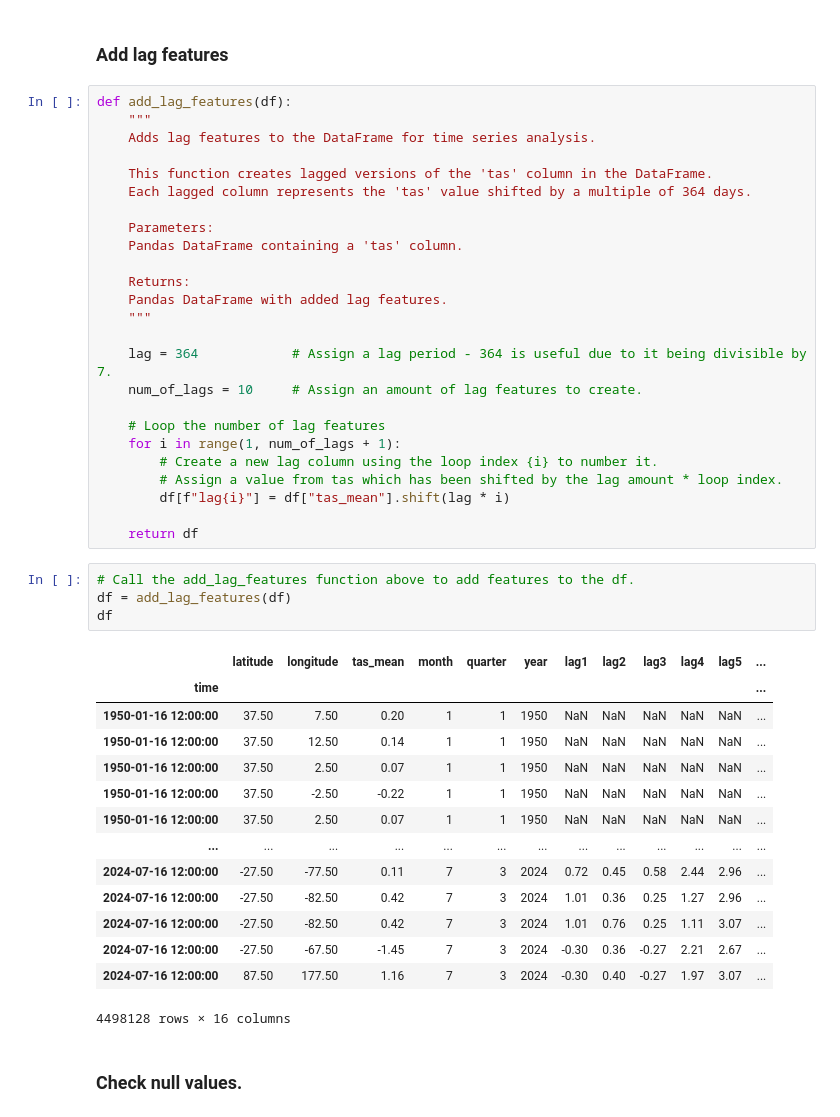
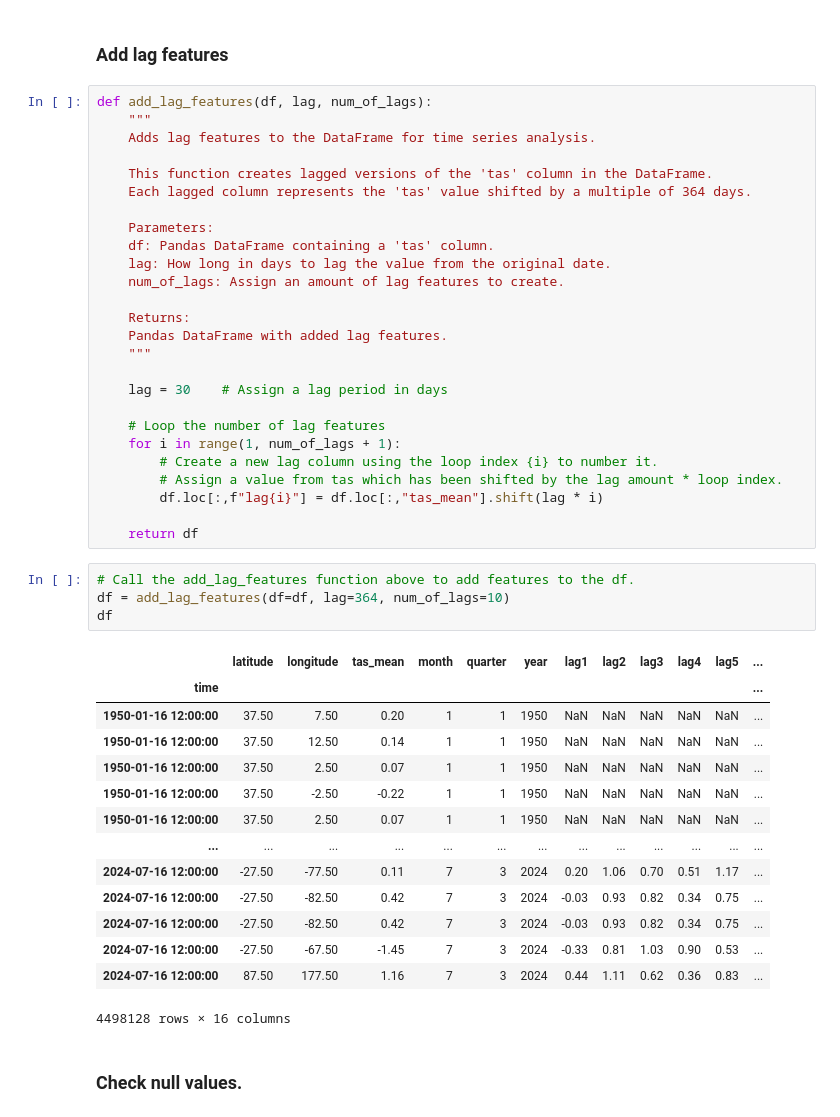
Before and after one commit to MetOffice/ai_data_readiness, a Jupyter notebook: examples/HadCRUT5-Anomalies/HadCRUT5_ML_demo_xgboost.ipynb, the cells around one changed output. Drawn from its saved outputs; the diff is of its cells as text.

```diff
--- a/examples/HadCRUT5-Anomalies/HadCRUT5_ML_demo_xgboost.ipynb
+++ b/examples/HadCRUT5-Anomalies/HadCRUT5_ML_demo_xgboost.ipynb
@@ -279,7 +279,7 @@ df.shape
 # %% [markdown]
 ### Add lag features
 # %%
-def add_lag_features(df):
+def add_lag_features(df, lag, num_of_lags):
     """
     Adds lag features to the DataFrame for time series analysis.
 
@@ -287,40 +287,41 @@ def add_lag_features(df):
     Each lagged column represents the 'tas' value shifted by a multiple of 364 days.
 
     Parameters:
-    Pandas DataFrame containing a 'tas' column.
+    df: Pandas DataFrame containing a 'tas' column.
+    lag: How long in days to lag the value from the original date.
+    num_of_lags: Assign an amount of lag features to create.
 
     Returns:
     Pandas DataFrame with added lag features.
     """
 
-    lag = 364            # Assign a lag period - 364 is useful due to it being divisible by 7.
-    num_of_lags = 10     # Assign an amount of lag features to create.
+    lag = 30    # Assign a lag period in days
 
     # Loop the number of lag features
     for i in range(1, num_of_lags + 1):
         # Create a new lag column using the loop index {i} to number it.
         # Assign a value from tas which has been shifted by the lag amount * loop index.
-        df[f"lag{i}"] = df["tas_mean"].shift(lag * i)
+        df.loc[:,f"lag{i}"] = df.loc[:,"tas_mean"].shift(lag * i)
 
     return df
 # %%
 # Call the add_lag_features function above to add features to the df.
-df = add_lag_features(df)
+df = add_lag_features(df=df, lag=364, num_of_lags=10)
 df
 # %% [output]
 |  | latitude | longitude | tas_mean | month | quarter | year | lag1 | lag2 | lag3 | lag4 | lag5 | ... |
 | time |  |  |  |  |  |  |  |  |  |  |  | ... |
 | 1950-01-16 12:00:00 | 37.50 | 7.50 | 0.20 | 1 | 1 | 1950 | NaN | NaN | NaN | NaN | NaN | ... |
 | 1950-01-16 12:00:00 | 37.50 | 12.50 | 0.14 | 1 | 1 | 1950 | NaN | NaN | NaN | NaN | NaN | ... |
 | 1950-01-16 12:00:00 | 37.50 | 2.50 | 0.07 | 1 | 1 | 1950 | NaN | NaN | NaN | NaN | NaN | ... |
 | 1950-01-16 12:00:00 | 37.50 | -2.50 | -0.22 | 1 | 1 | 1950 | NaN | NaN | NaN | NaN | NaN | ... |
 | 1950-01-16 12:00:00 | 37.50 | 2.50 | 0.07 | 1 | 1 | 1950 | NaN | NaN | NaN | NaN | NaN | ... |
 | ... | ... | ... | ... | ... | ... | ... | ... | ... | ... | ... | ... | ... |
-| 2024-07-16 12:00:00 | -27.50 | -77.50 | 0.11 | 7 | 3 | 2024 | 0.72 | 0.45 | 0.58 | 2.44 | 2.96 | ... |
-| 2024-07-16 12:00:00 | -27.50 | -82.50 | 0.42 | 7 | 3 | 2024 | 1.01 | 0.36 | 0.25 | 1.27 | 2.96 | ... |
-| 2024-07-16 12:00:00 | -27.50 | -82.50 | 0.42 | 7 | 3 | 2024 | 1.01 | 0.76 | 0.25 | 1.11 | 3.07 | ... |
-| 2024-07-16 12:00:00 | -27.50 | -67.50 | -1.45 | 7 | 3 | 2024 | -0.30 | 0.36 | -0.27 | 2.21 | 2.67 | ... |
-| 2024-07-16 12:00:00 | 87.50 | 177.50 | 1.16 | 7 | 3 | 2024 | -0.30 | 0.40 | -0.27 | 1.97 | 3.07 | ... |
+| 2024-07-16 12:00:00 | -27.50 | -77.50 | 0.11 | 7 | 3 | 2024 | 0.20 | 1.06 | 0.70 | 0.51 | 1.17 | ... |
+| 2024-07-16 12:00:00 | -27.50 | -82.50 | 0.42 | 7 | 3 | 2024 | -0.03 | 0.93 | 0.82 | 0.34 | 0.75 | ... |
+| 2024-07-16 12:00:00 | -27.50 | -82.50 | 0.42 | 7 | 3 | 2024 | -0.03 | 0.93 | 0.82 | 0.34 | 0.75 | ... |
+| 2024-07-16 12:00:00 | -27.50 | -67.50 | -1.45 | 7 | 3 | 2024 | -0.33 | 0.81 | 1.03 | 0.90 | 0.53 | ... |
+| 2024-07-16 12:00:00 | 87.50 | 177.50 | 1.16 | 7 | 3 | 2024 | 0.44 | 1.11 | 0.62 | 0.36 | 0.83 | ... |
 4498128 rows × 16 columns
 # %% [markdown]
 ### Check null values.
```
Also changed, not shown: parts of 40 cells of this notebook.
